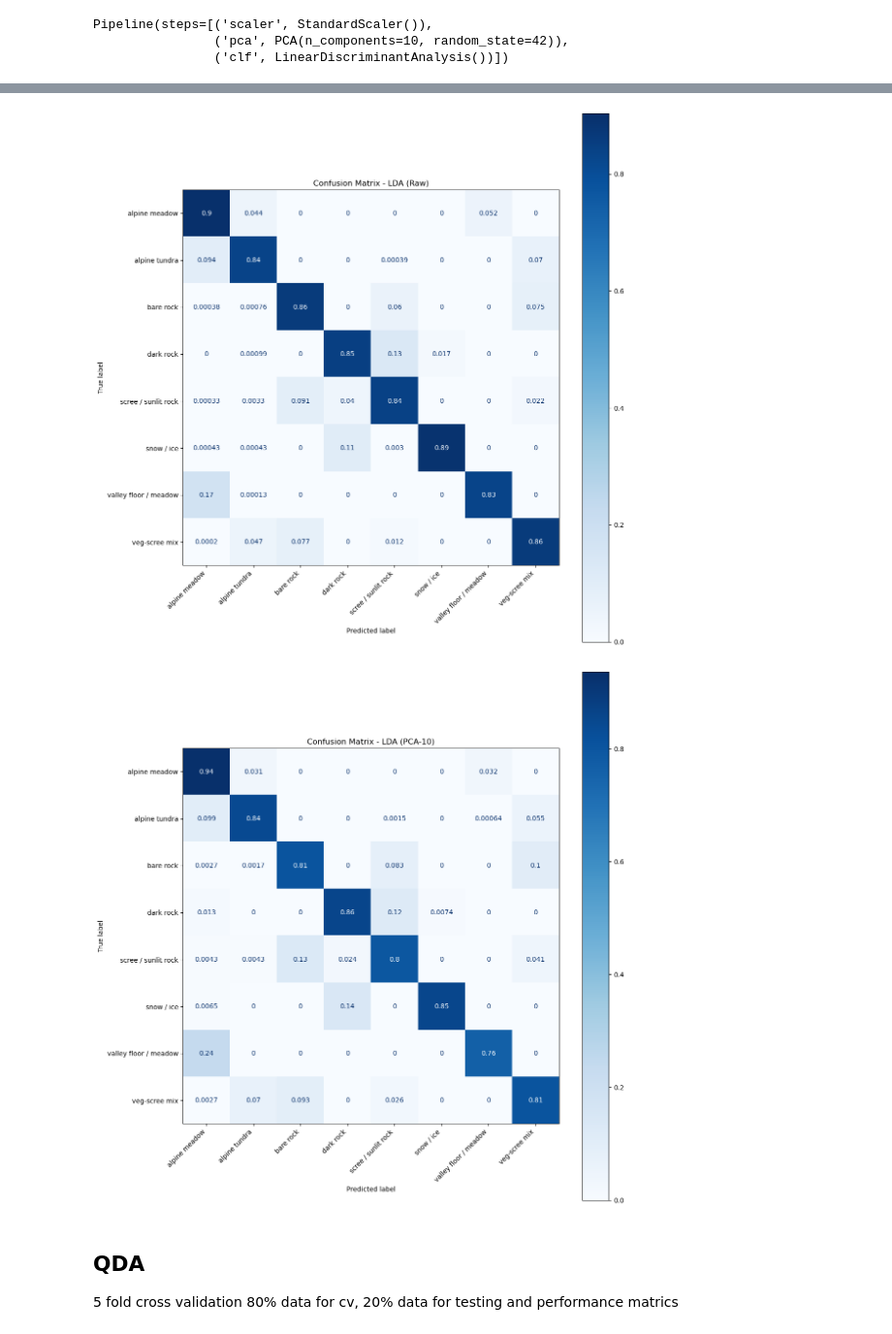
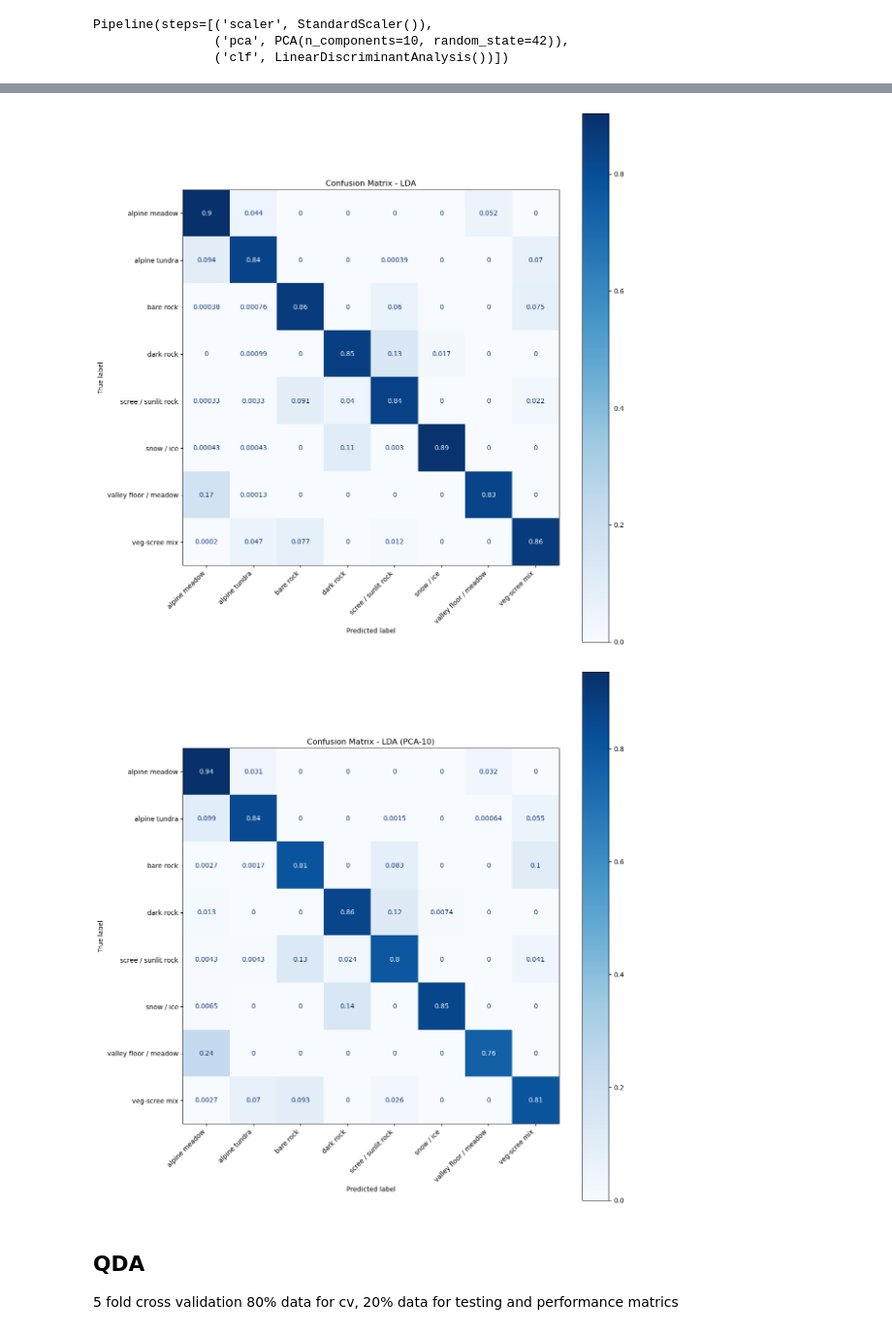
Before and after one commit to Mihneapiuaru/ml_project, a Jupyter notebook: LDA&QDA.ipynb, the cells around one changed output, grey strips where cells are left out. Shown at 97% size. Cells and saved outputs as stored; diff of their text form; code cells hidden in the pictures.

```diff
--- a/LDA&QDA.ipynb
+++ b/LDA&QDA.ipynb
@@ -190,22 +190,22 @@ display(summary_lda_test.round(4))
 # %%
 # Confusion matrices on test set (LDA)
 plot_confusion_matrix(
     y_true=y_test,
     y_pred=lda20_pred_raw,
     class_names=classes,
     normalize="true",
-    model_name="LDA (Raw)"
+    model_name="LDA"
 )
 
 plot_confusion_matrix(
     y_true=y_test,
     y_pred=lda20_pred_pca,
     class_names=classes,
     normalize="true",
     model_name="LDA (PCA-10)"
 )
 # %% [output]
-[figure, old version]
+[figure, new version]
 [figure]
 # %% [markdown]
 ## QDA
```
Also changed, not shown: parts of 4 cells of this notebook, 13 other files.
